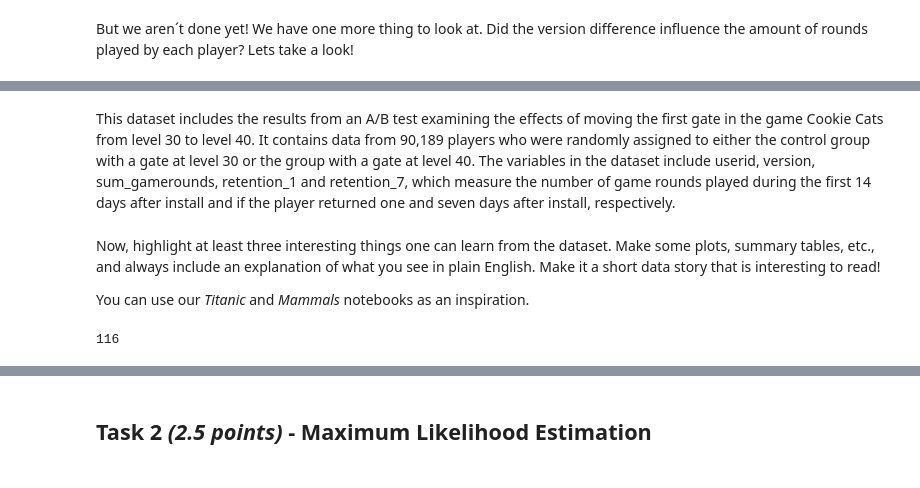
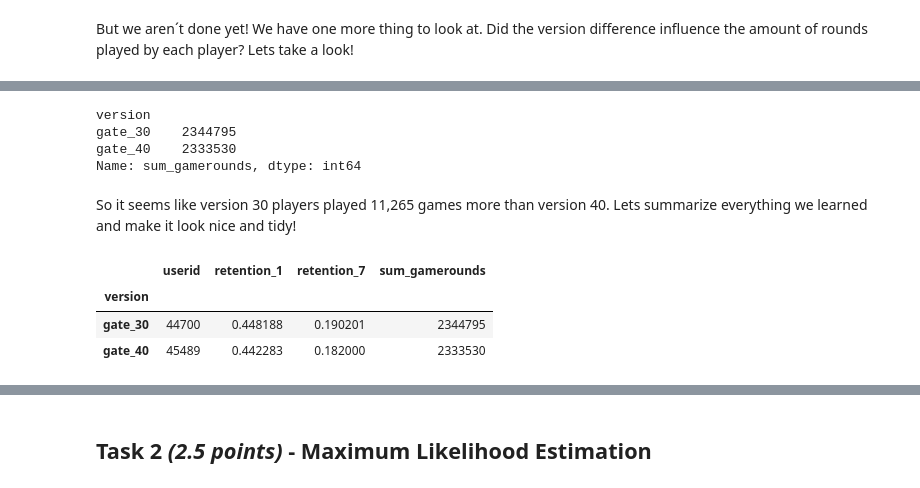
Before and after one commit to Giancarix117/Assignment6, a Jupyter notebook: Cookies.ipynb, the cells around one changed output, grey strips where cells are left out. Cells and saved outputs as stored; diff of their text form; code cells hidden in the pictures.

```diff
--- a/Cookies.ipynb
+++ b/Cookies.ipynb
@@ -169,15 +183,18 @@ First, describe the dataset in a couple of sentences. Mention what it's about, w
-# %% [markdown]
-
-
-
-
-
-This dataset includes the results from an A/B test examining the effects of moving the first gate in the game Cookie Cats from level 30 to level 40. It contains data from 90,189 players who were randomly assigned to either the control group with a gate at level 30 or the group with a gate at level 40. The variables in the dataset include userid, version, sum_gamerounds, retention_1 and retention_7, which measure the number of game rounds played during the first 14 days after install and if the player returned one and seven days after install, respectively.
-# %% [markdown]
-Now, highlight at least three interesting things one can learn from the dataset. Make some plots, summary tables, etc., and always include an explanation of what you see in plain English. Make it a short data story that is interesting to read!
-
-You can use our *Titanic* and *Mammals* notebooks as an inspiration.
-# %%
-print(data['userid'].loc[data.index[0]])
-# %% [output]
-116
+# %%
+data.groupby('version')['sum_gamerounds'].sum()
+# %% [output]
+version
+gate_30    2344795
+gate_40    2333530
+Name: sum_gamerounds, dtype: int64
+# %% [markdown]
+So it seems like version 30 players played 11,265 games more than version 40.
+Lets summarize everything we learned and make it look nice and tidy!
+# %%
+df_retention_ab = data.groupby("version").agg({"userid":"count", "retention_1":"mean","retention_7":"mean", "sum_gamerounds":"sum"})
+df_retention_ab
+# %% [output]
+|  | userid | retention_1 | retention_7 | sum_gamerounds |
+| version |  |  |  |  |
+| gate_30 | 44700 | 0.448188 | 0.190201 | 2344795 |
+| gate_40 | 45489 | 0.442283 | 0.182000 | 2333530 |
```
Also changed, not shown: parts of 9 cells of this notebook.
